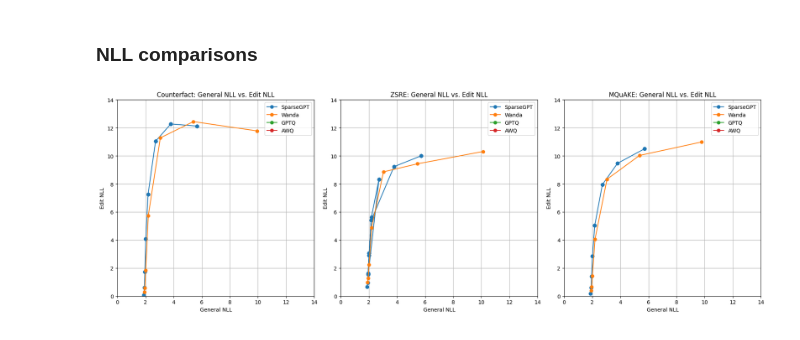
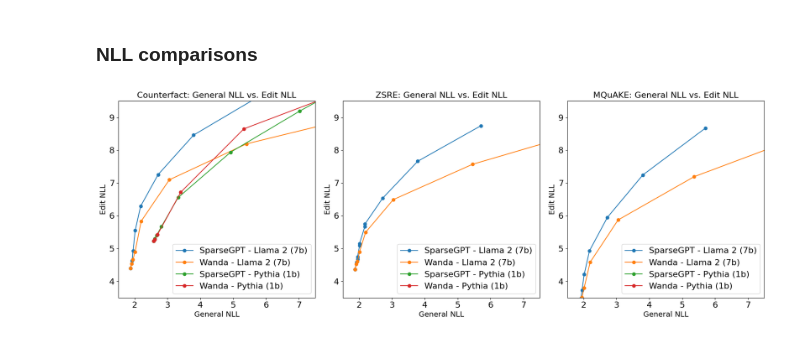
Before and after one commit to hartvigsen-group/composable-interventions, a Jupyter notebook: notebooks/graphs.ipynb, the cells around one changed output. Saved outputs shown, nothing was run; the diff lists cells and outputs as text; code cells hidden in the pictures.

```diff
--- a/notebooks/graphs.ipynb
+++ b/notebooks/graphs.ipynb
@@ -24,15 +24,26 @@ def process_data(new_file_path, previous_df=None):
     # Load the data from the new CSV file
     new_data = pd.read_csv(new_file_path)
 
+    # Add other model name mappings as needed
+    model_name_mappings = {
+    'meta-llama/Llama-2-7b-chat-hf': 'Llama 2 (7b)',
+    'EleutherAI/pythia-1b': 'Pythia (1b)',
+    'EleutherAI/pythia-6.9b': 'Pythia (6.9b)',
+    'EleutherAI/pythia-2.8b': 'Pythia (2.8b)',
+    'EleutherAI/pythia-480m': 'Pythia (480m)'
+    }
+
     # Add a new column for method_name based on the value of method
     new_data['method_name'] = new_data.apply(lambda x: x['prune_method'] if x['method'] == 'prune' else x['quant_method'] if x['method'] == 'quant' else None, axis=1)
     new_data['method_name'] = new_data['method_name'].replace({'autoawq': 'AWQ', 'autogptq': 'GPTQ', 'sparsegpt': 'SparseGPT', 'wanda': 'Wanda'})
+    new_data['model'] = new_data['model'].replace(model_name_mappings)
 
     # Check if 'PPL edits' column exists
     if 'PPL edits' in new_data.columns:
         aggregation_columns = ['Rewrite accuracy', 'PPL', 'Generalization', 'Latency', 'Locality', 'PPL edits', 'PPl edits unmasked']
     else:
         aggregation_columns = ['Rewrite accuracy', 'PPL', 'Generalization', 'Latency', 'Locality']
+        # print(new_data.columns)
         # new_data['PPL edits'] = np.nan  # Create an empty 'PPL edits' column
 
 
@@ -44,10 +55,11 @@ def process_data(new_file_path, previous_df=None):
 
     # Merge the grouped new data with the extracted information
     final_new_df = pd.merge(grouped_new_data.reset_index(), new_data[['Tags', 'alg_name', 'model', 'edit', 'compress', 'sparsity_ratio', 'method_name', 'Average bits']],
-                            on='Tags', how='left').drop_duplicates()
+                            on='Tags', how='left').drop_duplicates(subset='Tags')
+
 
     # Reordering columns
-    final_cols = ['alg_name', 'model', 'edit', 'compress', 'sparsity_ratio', 'method_name'] + \
+    final_cols = ['alg_name', 'model', 'edit', 'compress', 'Tags', 'sparsity_ratio', 'method_name'] + \
                  [col for col in final_new_df.columns if col not in ['alg_name', 'model', 'edit', 'compress', 'sparsity_ratio', 'Tags', 'method_name']]
     final_new_df = final_new_df[final_cols]
 
@@ -334,45 +382,74 @@ PPL
 # %%
 import matplotlib.pyplot as plt
 import numpy as np
 import pandas as pd
+import matplotlib as mpl
 
-def create_ppl_vs_edit_ppl_plots(dfs, titles):
+# Increase font sizes globally
+mpl.rcParams['font.size'] = 16  # Adjust the base font size
+mpl.rcParams['axes.labelsize'] = 14
+mpl.rcParams['axes.titlesize'] = 16
+mpl.rcParams['xtick.labelsize'] = 16
+mpl.rcParams['ytick.labelsize'] = 16
+mpl.rcParams['legend.fontsize'] = 16
+
+def create_ppl_vs_edit_ppl_plots(dfs, titles, included_models, included_methods):
     """
     Creates a row of subplots for PPL vs. edit PPL for each given DataFrame.
 
     Parameters:
     dfs (list of pandas.DataFrame): List of DataFrames containing the experiment data.
     titles (list of str): List of titles for each DataFrame.
+    included_models (list of str): List of model names to include in the plots.
+    included_methods (list of str): List of method names to include in the plots.
     """
     num_dfs = len(dfs)
-    fig, axs = plt.subplots(1, num_dfs, figsize=(6 * num_dfs, 6))
+    fig, axs = plt.subplots(1, num_dfs, figsize=(6 * num_dfs, 18))
 
     for i, df in enumerate(dfs):
         ax = axs[i] if num_dfs > 1 else axs
 
-        for method in df['method_name'].unique():
-            method_data = df[(df['method_name'] == method) & (df['PPL edits_mean'] < np.inf)]
-            ax.errorbar(np.log(method_data['PPL_mean']), np.log(method_data['PPL edits_mean']),
-                        # Uncomment the following line if standard error is available
-                        # xerr=np.log(method_data['PPL_standard_error']), yerr=np.log(method_data['PPL_standard_error']),
-                        fmt='o-', label=method, capsize=5)
+        # Filter DataFrame based on included models and methods
+        df_filtered = df[df['model'].isin(included_models) & df['method_name'].isin(included_methods)]
+
+        for model in included_models:
+            for method in included_methods:
+                if method in df_filtered['method_name'].unique():
+                    model_method_data = df_filtered[(df_filtered['model'] == model) &
+                                                    (df_filtered['method_name'] == method) &
+                                                    (df_filtered['PPl edits unmasked_mean'] < np.inf)]
+
+                    # Identify and append the baseline value
+                    baseline_row = df_filtered[(df_filtered['model'] == model) &
+                                               ~df_filtered['compress']]
+                    model_method_data = pd.concat([baseline_row, model_method_data])
+
+                    # Sort by PPL_mean
+                    model_method_data_sorted = model_method_data.sort_values(by='PPL_mean')
+
+                    ax.errorbar(np.log(model_method_data_sorted['PPL_mean']),
+                                np.log(model_method_data_sorted['PPl edits unmasked_mean']),
+                                fmt='o-', label=f'{method} - {model}', capsize=5)
 
         ax.set_xlabel('General NLL')
         ax.set_ylabel('Edit NLL')
         ax.set_title(f'{titles[i]}: General NLL vs. Edit NLL')
         ax.legend()
-        ax.grid(True)
+        ax.grid(False)
 
         ax.axis('square')
-        ax.set_ylim(0, 14)
-        ax.set_xlim(0, 14)
-
+        ax.set_ylim(3.5, 9.5)
+        ax.set_xlim(1.5, 7.5)
+        ax.plot()
     plt.tight_layout()
+    plt.savefig('figures/NLL.pdf', format='pdf', dpi=300)  # Save as PDF
     plt.show()
 
 # Example usage
-dfs = [edited_counterfact, edited_zsre, edited_mq]  # Replace with your list of dataframes
-titles = ["Counterfact", "ZSRE", "MQuAKE"]  # Replace with your titles
-create_ppl_vs_edit_ppl_plots(dfs, titles)
+included_models = ['Llama 2 (7b)', 'Pythia (1b)']
+included_methods = ['SparseGPT', 'Wanda']  # Replace with the methods you want to include
+dfs = [edited_counterfact, edited_zsre, edited_mq]
+titles = ["Counterfact", "ZSRE", "MQuAKE"]
+create_ppl_vs_edit_ppl_plots(dfs, titles, included_models, included_methods)
 # %% [output]
-[figure, old version]
+[figure, new version]
```
Also changed, not shown: parts of 6 cells of this notebook, 4 other files.
